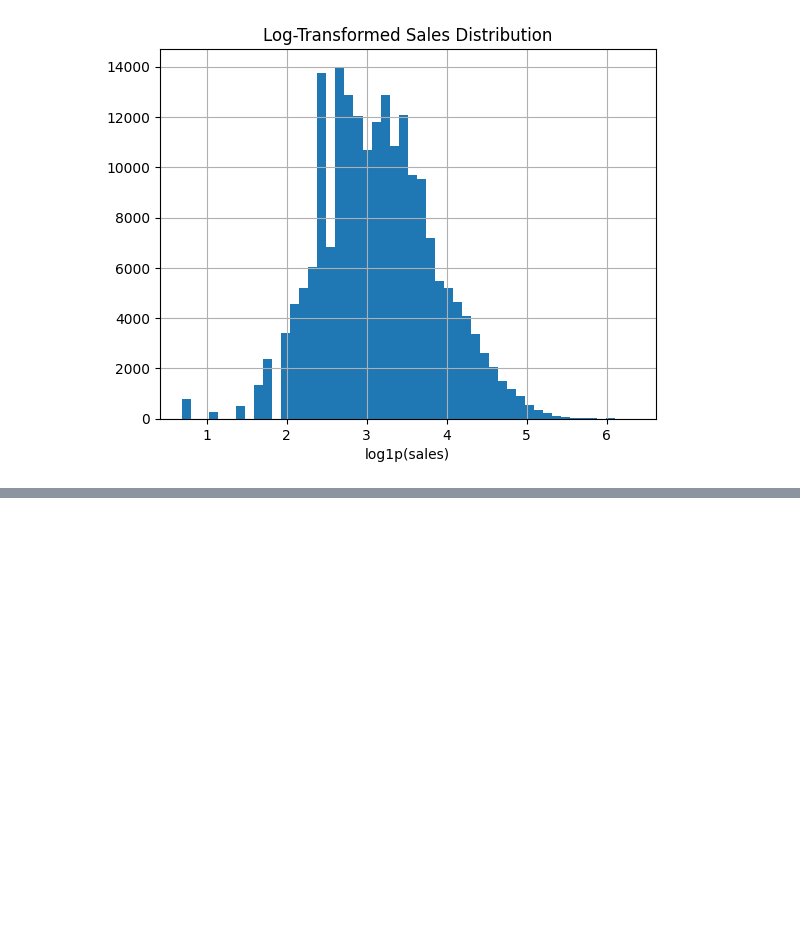
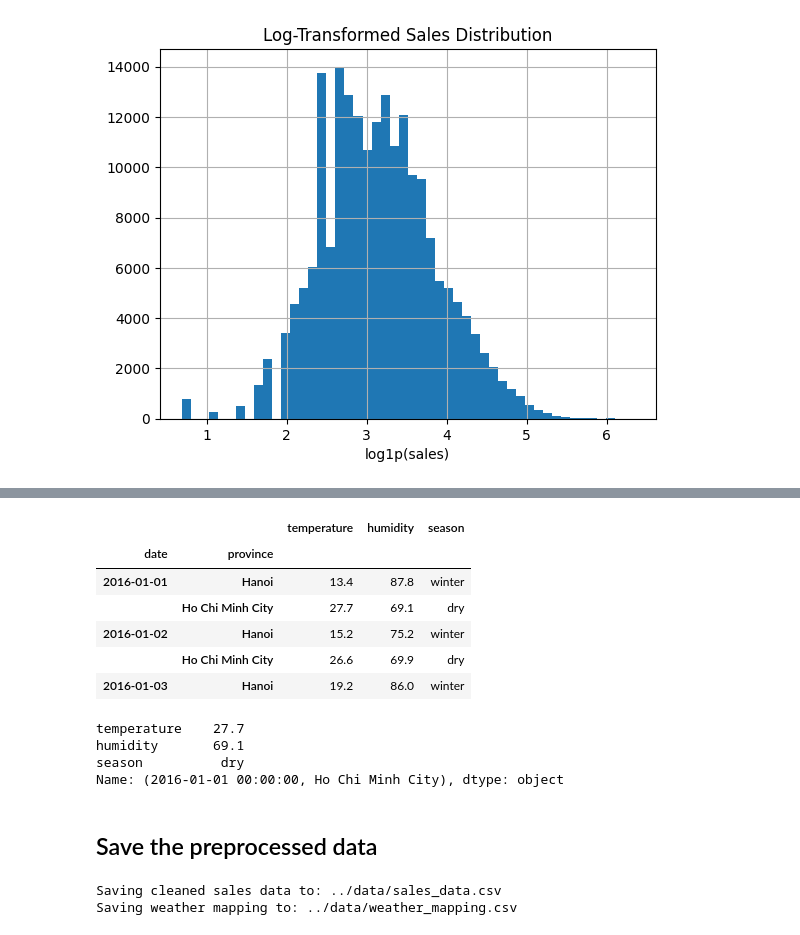
Before and after one commit to btduyforwork/sales_forecasting_xai, a Jupyter notebook: notebooks/01_preprocessing.ipynb, the cells around one changed output, grey strips where cells are left out. Saved outputs shown, nothing was run; the diff lists cells and outputs as text; code cells hidden in the pictures; blank space fills up the shorter version.

```diff
--- a/notebooks/01_preprocessing.ipynb
+++ b/notebooks/01_preprocessing.ipynb
@@ -155,0 +222,31 @@ plt.show()
+# %%
+weather_mapping=df_weather.set_index(["date", "province"])
+weather_mapping.head()
+# %% [output]
+|  |  | temperature | humidity | season |
+| date | province |  |  |  |
+| 2016-01-01 | Hanoi | 13.4 | 87.8 | winter |
+|  | Ho Chi Minh City | 27.7 | 69.1 | dry |
+| 2016-01-02 | Hanoi | 15.2 | 75.2 | winter |
+|  | Ho Chi Minh City | 26.6 | 69.9 | dry |
+| 2016-01-03 | Hanoi | 19.2 | 86.0 | winter |
+# %%
+weather_mapping.loc[("2016-01-01", "Ho Chi Minh City")]
+# %% [output]
+temperature    27.7
+humidity       69.1
+season          dry
+Name: (2016-01-01 00:00:00, Ho Chi Minh City), dtype: object
+# %% [markdown]
+## Save the preprocessed data
+# %%
+sale_data_path=os.path.join(DATA_DIR, "sales_data.csv")
+print("Saving cleaned sales data to: {}".format(sale_data_path))
+df_sales_corrected.to_csv(sale_data_path, index=False)
+
+weather_mapping_path=os.path.join(DATA_DIR, "weather_mapping.csv")
+print("Saving weather mapping to: {}".format(weather_mapping_path))
+weather_mapping.to_csv(weather_mapping_path)
+# %% [output]
+Saving cleaned sales data to: ../data/sales_data.csv
+Saving weather mapping to: ../data/weather_mapping.csv
```
Also changed, not shown: parts of 16 cells of this notebook, 4 other files.
